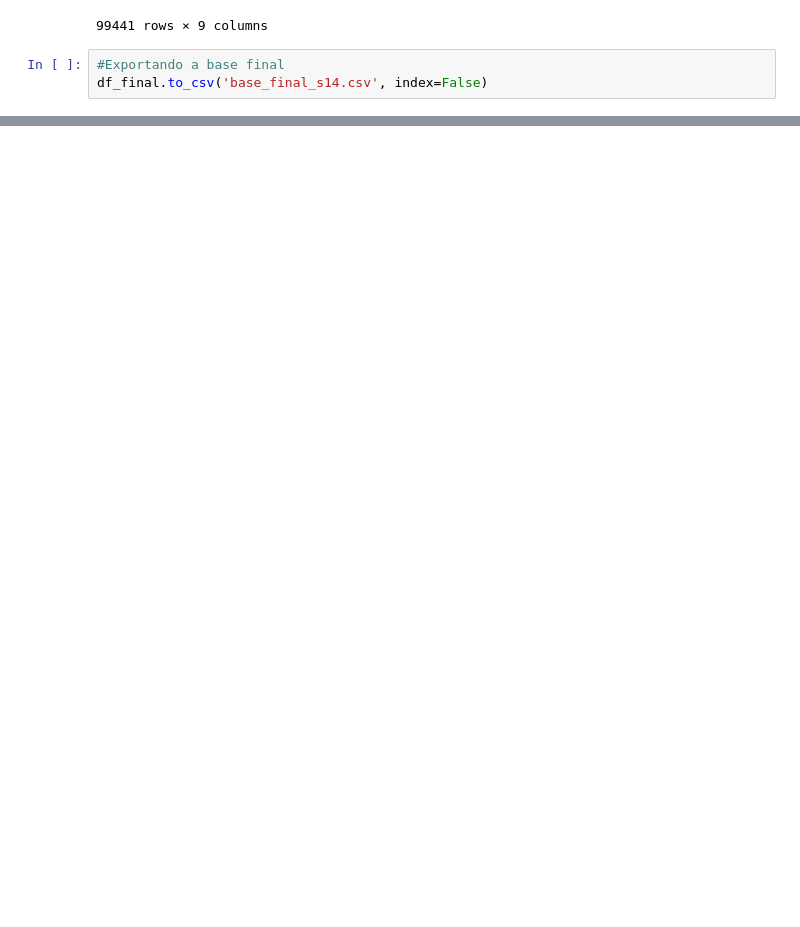
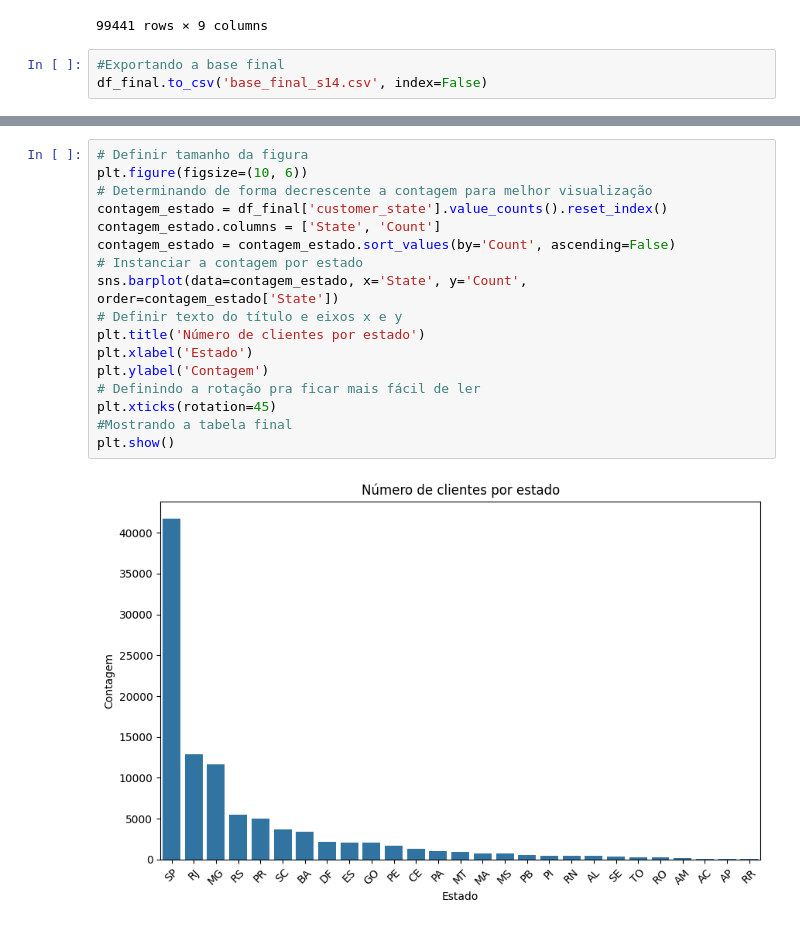
Before and after one commit to reprograma/on26-python-s14-analise-de-dados, a Jupyter notebook: exercicios/para-casa/mariana_pires/mariana_pires.ipynb, the cells around one changed output, grey strips where cells are left out. Cells and saved outputs as stored; diff of their text form; blank space fills up the shorter version.

Commit message:
Exercício finalizado

```diff
--- a/exercicios/para-casa/mariana_pires/mariana_pires.ipynb
+++ b/exercicios/para-casa/mariana_pires/mariana_pires.ipynb
@@ -212,0 +323,19 @@ df_final.describe().T
+# %%
+# Definir tamanho da figura
+plt.figure(figsize=(10, 6))
+# Determinando de forma decrescente a contagem para melhor visualização
+contagem_estado = df_final['customer_state'].value_counts().reset_index()
+contagem_estado.columns = ['State', 'Count']
+contagem_estado = contagem_estado.sort_values(by='Count', ascending=False)
+# Instanciar a contagem por estado
+sns.barplot(data=contagem_estado, x='State', y='Count', order=contagem_estado['State'])
+# Definir texto do título e eixos x e y
+plt.title('Número de clientes por estado')
+plt.xlabel('Estado')
+plt.ylabel('Contagem')
+# Definindo a rotação pra ficar mais fácil de ler
+plt.xticks(rotation=45)
+#Mostrando a tabela final
+plt.show()
+# %% [output]
+[figure, added]
```
Also changed, not shown: parts of 13 cells of this notebook.
